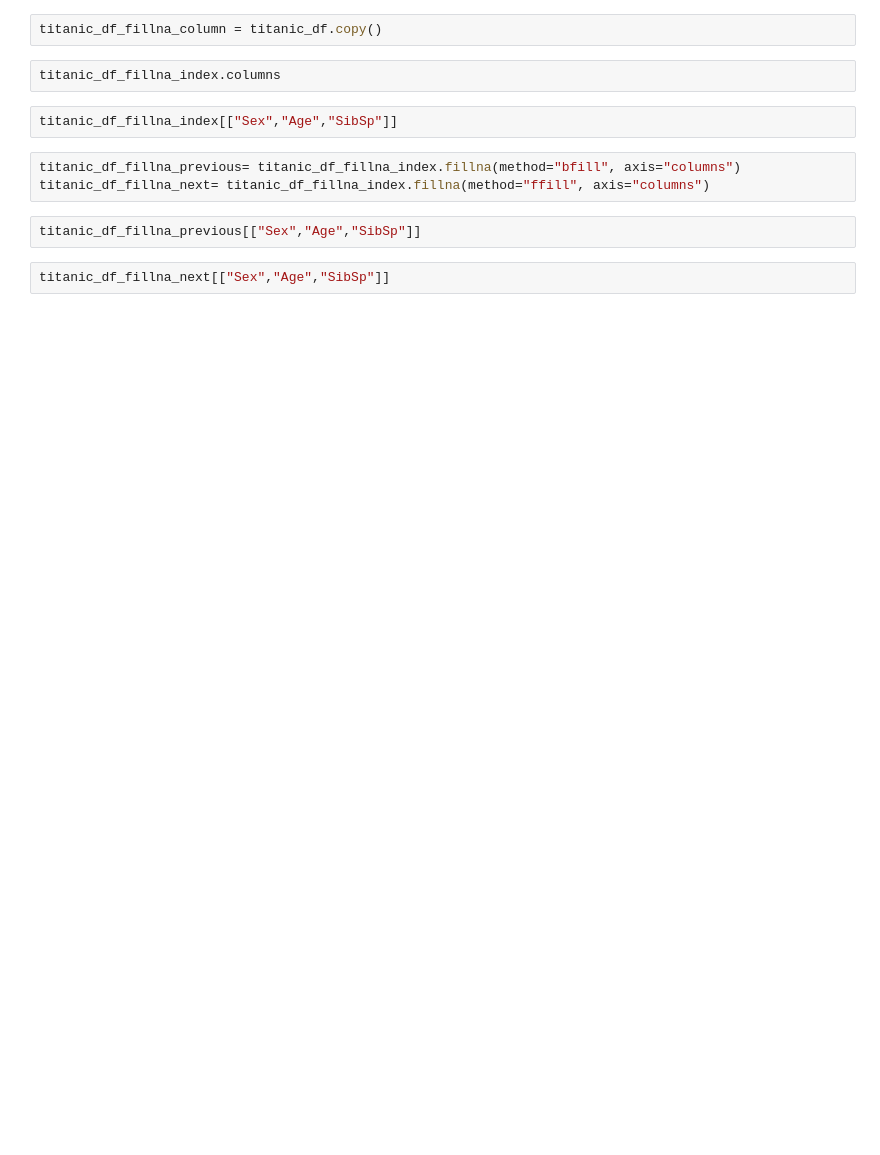
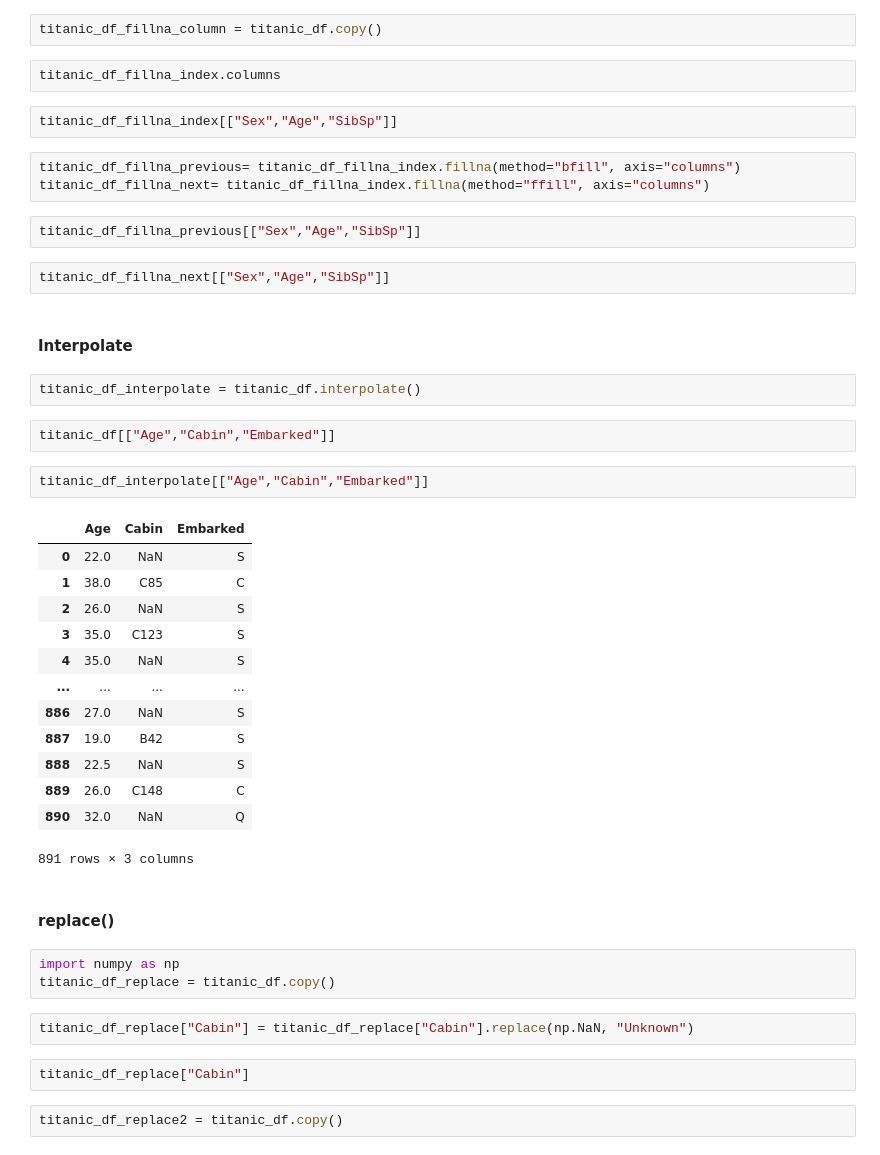
Before and after one commit to techakilan/python-datascience-training, a Jupyter notebook: PythonPandas.ipynb, the cells around one changed output. Saved outputs shown, nothing was run; the diff lists cells and outputs as text; blank space fills up the shorter version.

```diff
--- a/PythonPandas.ipynb
+++ b/PythonPandas.ipynb
@@ -565,3 +565,36 @@ titanic_df_fillna_next= titanic_df_fillna_index.fillna(method="ffill", axis="col
 titanic_df_fillna_previous[["Sex","Age","SibSp"]]
 # %%
 titanic_df_fillna_next[["Sex","Age","SibSp"]]
+# %% [markdown]
+#### Interpolate
+# %%
+titanic_df_interpolate = titanic_df.interpolate()
+# %%
+titanic_df[["Age","Cabin","Embarked"]]
+# %%
+titanic_df_interpolate[["Age","Cabin","Embarked"]]
+# %% [output]
+|  | Age | Cabin | Embarked |
+| 0 | 22.0 | NaN | S |
+| 1 | 38.0 | C85 | C |
+| 2 | 26.0 | NaN | S |
+| 3 | 35.0 | C123 | S |
+| 4 | 35.0 | NaN | S |
+| ... | ... | ... | ... |
+| 886 | 27.0 | NaN | S |
+| 887 | 19.0 | B42 | S |
+| 888 | 22.5 | NaN | S |
+| 889 | 26.0 | C148 | C |
+| 890 | 32.0 | NaN | Q |
+891 rows × 3 columns
+# %% [markdown]
+#### replace()
+# %%
+import numpy as np
+titanic_df_replace = titanic_df.copy()
+# %%
+titanic_df_replace["Cabin"] = titanic_df_replace["Cabin"].replace(np.NaN, "Unknown")
+# %%
+titanic_df_replace["Cabin"]
+# %%
+titanic_df_replace2 = titanic_df.copy()
```
Also changed, not shown: parts of 3 cells of this notebook.
